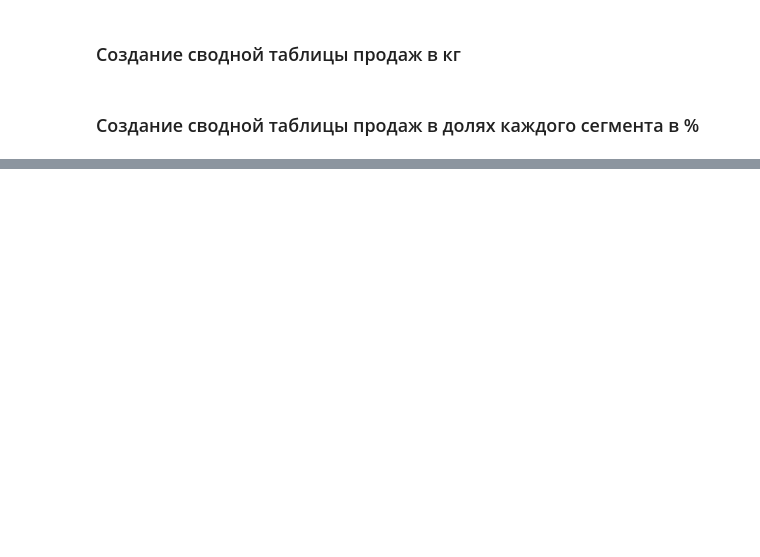
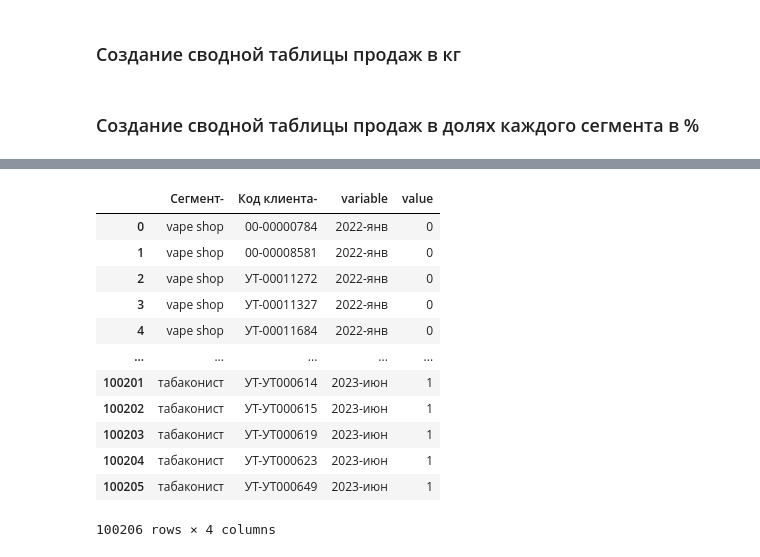
Before and after one commit to AlexeyKapralov/Scripts, a Jupyter notebook: Create_Business_Review/create_business_review.ipynb, the cells around one changed output, grey strips where cells are left out. Saved outputs shown, nothing was run; the diff lists cells and outputs as text; code cells hidden in the pictures; blank space fills up the shorter version.

```diff
--- a/Create_Business_Review/create_business_review.ipynb
+++ b/Create_Business_Review/create_business_review.ipynb
@@ -84,0 +235,20 @@ general_proportion
+# %%
+pd.melt(
+    lost_clients,
+    id_vars=['Сегмент-', 'Код клиента-'],
+    value_vars=lost_clients.iloc[:,2:].columns.values
+)
+# %% [output]
+|  | Сегмент- | Код клиента- | variable | value |
+| 0 | vape shop | 00-00000784 | 2022-янв | 0 |
+| 1 | vape shop | 00-00008581 | 2022-янв | 0 |
+| 2 | vape shop | УТ-00011272 | 2022-янв | 0 |
+| 3 | vape shop | УТ-00011327 | 2022-янв | 0 |
+| 4 | vape shop | УТ-00011684 | 2022-янв | 0 |
+| ... | ... | ... | ... | ... |
+| 100201 | табаконист | УТ-УТ000614 | 2023-июн | 1 |
+| 100202 | табаконист | УТ-УТ000615 | 2023-июн | 1 |
+| 100203 | табаконист | УТ-УТ000619 | 2023-июн | 1 |
+| 100204 | табаконист | УТ-УТ000623 | 2023-июн | 1 |
+| 100205 | табаконист | УТ-УТ000649 | 2023-июн | 1 |
+100206 rows × 4 columns
```
Also changed, not shown: parts of 39 cells of this notebook, 1 other file.
